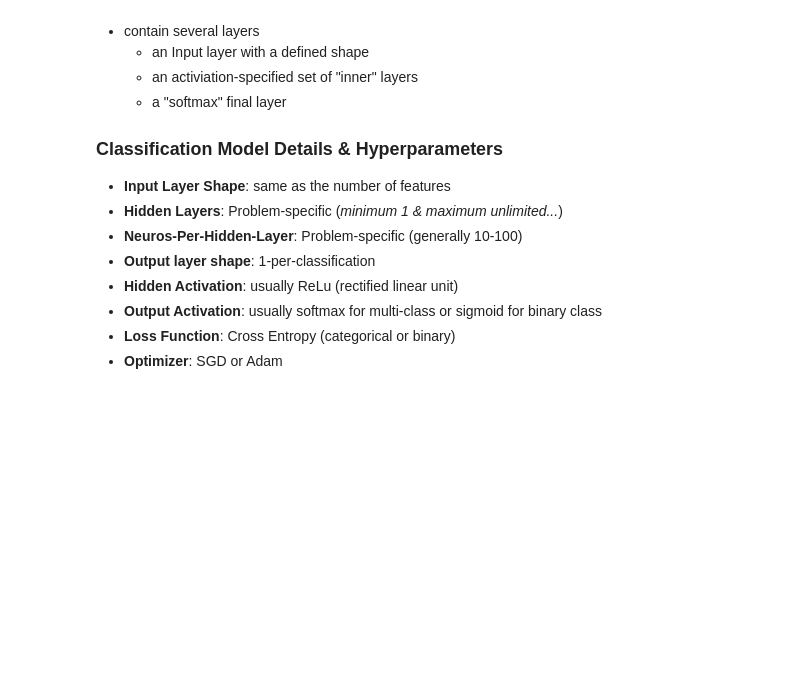
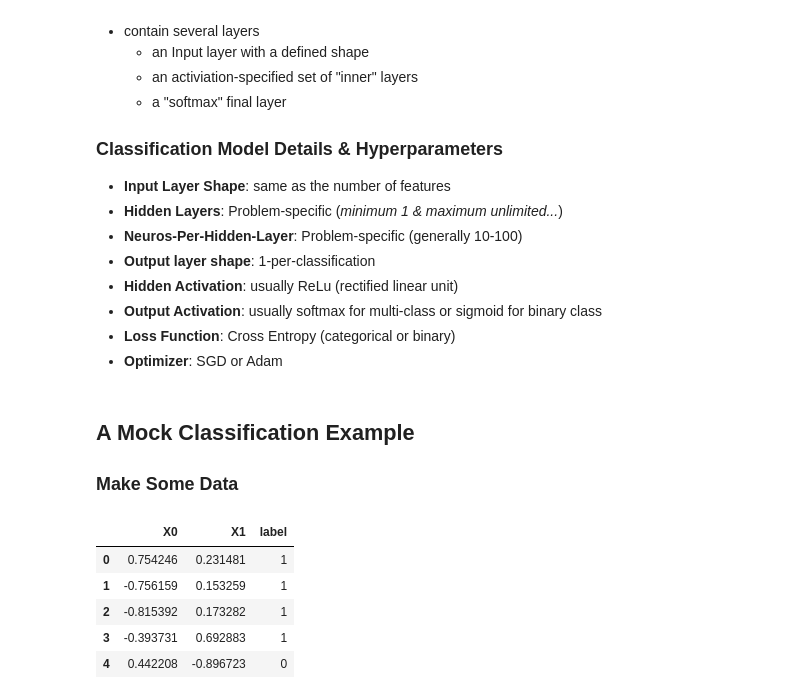
Before and after one commit to imagineLife/next-big-site, a Jupyter notebook: public/notebooks/classification-intro.ipynb, the cells around one changed output. Cells and saved outputs as stored; diff of their text form; code cells hidden in the pictures; blank space fills up the shorter version.

```diff
--- a/public/notebooks/classification-intro.ipynb
+++ b/public/notebooks/classification-intro.ipynb
@@ -51,3 +51,33 @@ A Classification model could...
 - **Output Activation**: usually softmax for multi-class or sigmoid for binary class
 - **Loss Function**: Cross Entropy (categorical or binary)
 - **Optimizer**: SGD or Adam
+# %% [markdown]
+## A Mock Classification Example
+### Make Some Data
+# %%
+import tensorflow as tf
+from sklearn.datasets import make_circles
+import pandas as pd
+import matplotlib.pyplot as plt
+import numpy as np
+
+# make_circles:
+# A simple toy dataset to visualize clustering and classification algorithms.
+# returns X as array of numbers
+# returns y as binary classification options
+
+# how much data
+sampleCount = 1000
+X, y = make_circles(sampleCount, noise=0.03, random_state=42)
+
+
+# convert to pd datafram
+circles = pd.DataFrame({"X0":X[:, 0], "X1":X[:, 1], "label":y})
+circles.head()
+# %% [output]
+|  | X0 | X1 | label |
+| 0 | 0.754246 | 0.231481 | 1 |
+| 1 | -0.756159 | 0.153259 | 1 |
+| 2 | -0.815392 | 0.173282 | 1 |
+| 3 | -0.393731 | 0.692883 | 1 |
+| 4 | 0.442208 | -0.896723 | 0 |
```
Also changed, not shown: parts of 26 cells of this notebook.
